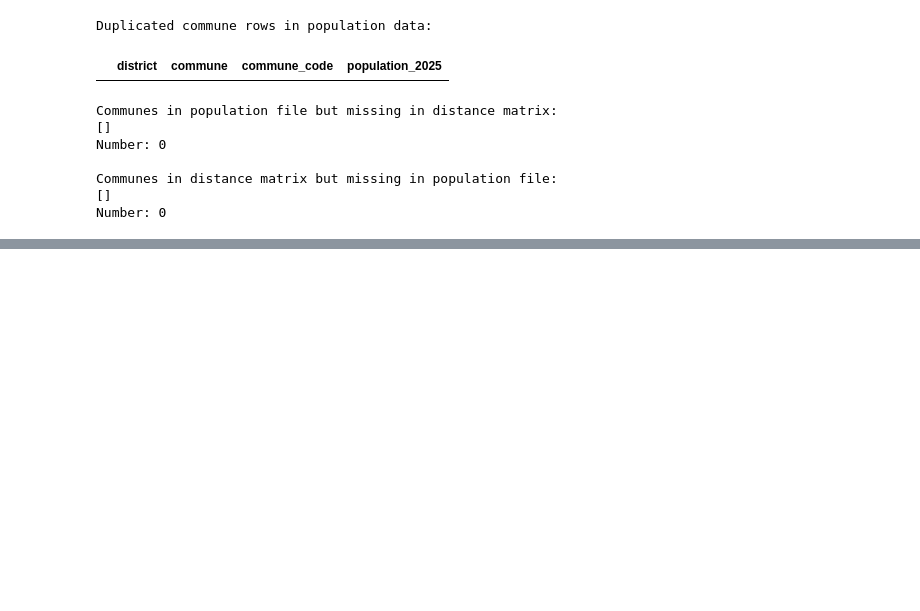
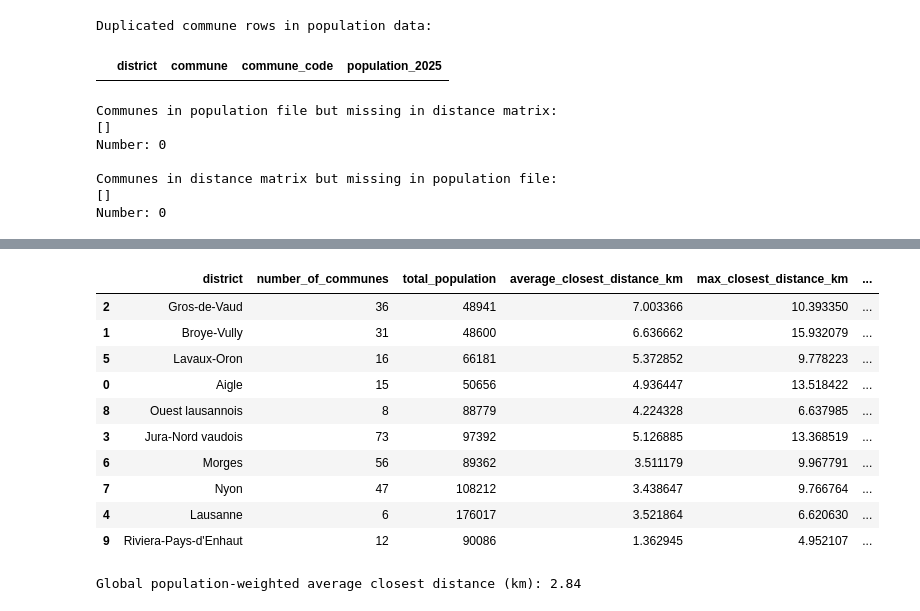
Before and after one commit to Trickwillfrit/Sustainable-logistics, a Jupyter notebook: Logistics.ipynb, the cells around one changed output, grey strips where cells are left out. Cells and saved outputs as stored; diff of their text form; code cells hidden in the pictures; blank space fills up the shorter version.

```diff
--- a/Logistics.ipynb
+++ b/Logistics.ipynb
@@ -222,0 +435,63 @@ Number: 0
+# %%
+# CELL 7 — DISTRICT-LEVEL ACCESSIBILITY SUMMARY
+
+# Calculate weighted distance for each commune
+# This gives more importance to communes with larger populations
+data["weighted_closest_distance"] = (
+    data["closest_distance_km"] * data["population_2025"]
+)
+
+# Create district-level summary
+district_accessibility = (
+    data
+    .groupby("district")
+    .agg(
+        number_of_communes=("commune", "count"),
+        total_population=("population_2025", "sum"),
+        average_closest_distance_km=("closest_distance_km", "mean"),
+        max_closest_distance_km=("closest_distance_km", "max"),
+        total_weighted_distance=("weighted_closest_distance", "sum")
+    )
+    .reset_index()
+)
+
+# Population-weighted average distance
+district_accessibility["population_weighted_avg_distance_km"] = (
+    district_accessibility["total_weighted_distance"]
+    / district_accessibility["total_population"]
+)
+
+# Drop technical column
+district_accessibility = district_accessibility.drop(
+    columns=["total_weighted_distance"]
+)
+
+# Sort by weighted average distance, from least accessible to most accessible
+district_accessibility = district_accessibility.sort_values(
+    by="population_weighted_avg_distance_km",
+    ascending=False
+)
+
+display(district_accessibility)
+
+print(
+    "Global population-weighted average closest distance (km):",
+    round(
+        (data["closest_distance_km"] * data["population_2025"]).sum()
+        / data["population_2025"].sum(),
+        2
+    )
+)
+# %% [output]
+|  | district | number_of_communes | total_population | average_closest_distance_km | max_closest_distance_km | ... |
+| 2 | Gros-de-Vaud | 36 | 48941 | 7.003366 | 10.393350 | ... |
+| 1 | Broye-Vully | 31 | 48600 | 6.636662 | 15.932079 | ... |
+| 5 | Lavaux-Oron | 16 | 66181 | 5.372852 | 9.778223 | ... |
+| 0 | Aigle | 15 | 50656 | 4.936447 | 13.518422 | ... |
+| 8 | Ouest lausannois | 8 | 88779 | 4.224328 | 6.637985 | ... |
+| 3 | Jura-Nord vaudois | 73 | 97392 | 5.126885 | 13.368519 | ... |
+| 6 | Morges | 56 | 89362 | 3.511179 | 9.967791 | ... |
+| 7 | Nyon | 47 | 108212 | 3.438647 | 9.766764 | ... |
+| 4 | Lausanne | 6 | 176017 | 3.521864 | 6.620630 | ... |
+| 9 | Riviera-Pays-d'Enhaut | 12 | 90086 | 1.362945 | 4.952107 | ... |
+Global population-weighted average closest distance (km): 2.84
```
Also changed, not shown: parts of 7 cells of this notebook.
